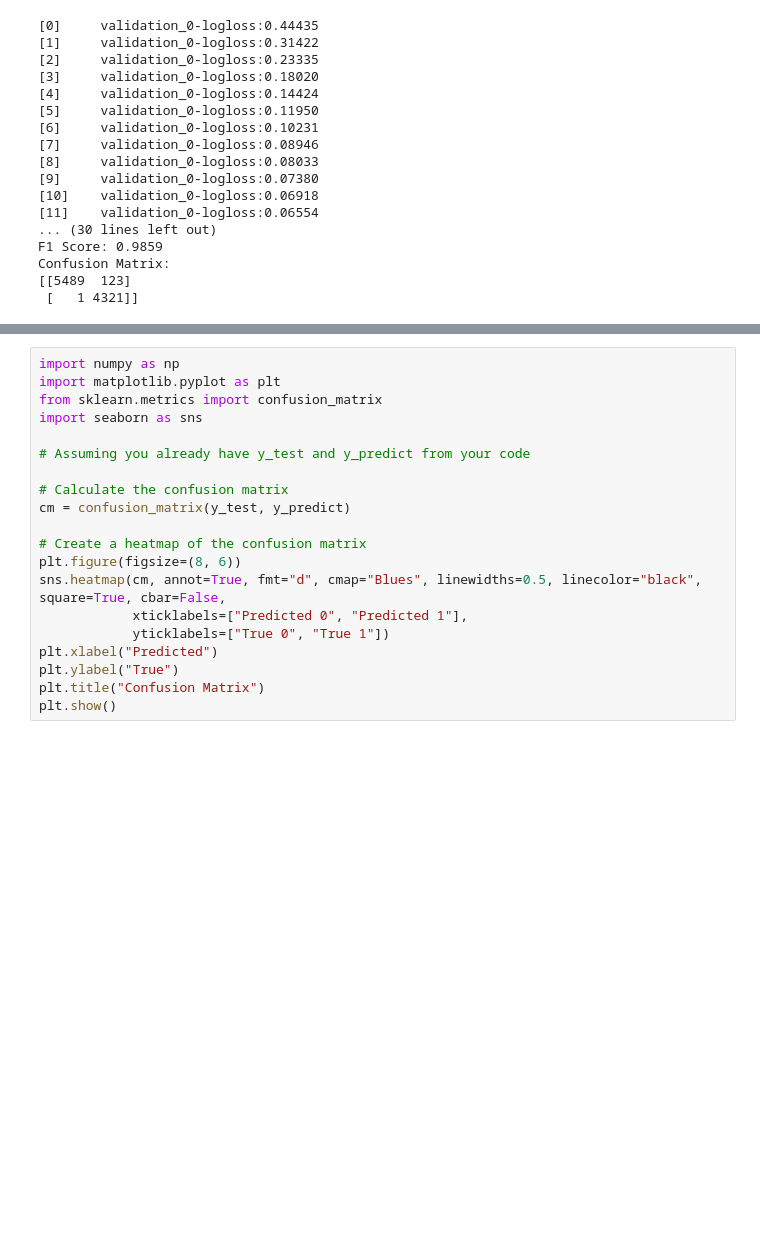
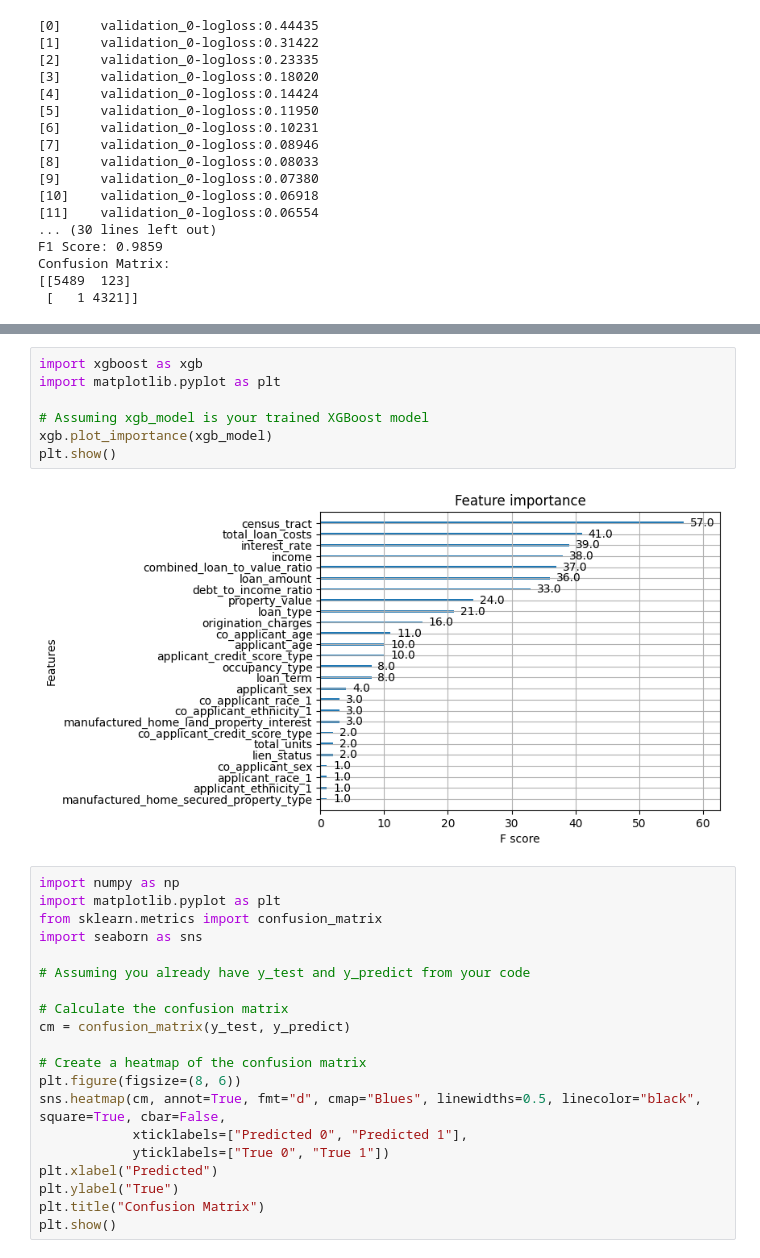
Before and after one commit to aschera/credit_risk_predictor, a Jupyter notebook: notebooks/Christinas/EDA_stepwise/15_Model_testing.ipynb, the cells around one changed output, grey strips where cells are left out. Saved outputs shown, nothing was run; the diff lists cells and outputs as text; blank space fills up the shorter version.

```diff
--- a/notebooks/Christinas/EDA_stepwise/15_Model_testing.ipynb
+++ b/notebooks/Christinas/EDA_stepwise/15_Model_testing.ipynb
@@ -595,3 +606,12 @@ Confusion Matrix:
+# %%
+import xgboost as xgb
+import matplotlib.pyplot as plt
+
+# Assuming xgb_model is your trained XGBoost model
+xgb.plot_importance(xgb_model)
+plt.show()
+# %% [output]
+[figure, added]
 # %%
 import numpy as np
 import matplotlib.pyplot as plt
```
Also changed, not shown: parts of 2 cells of this notebook, 6 other files.
